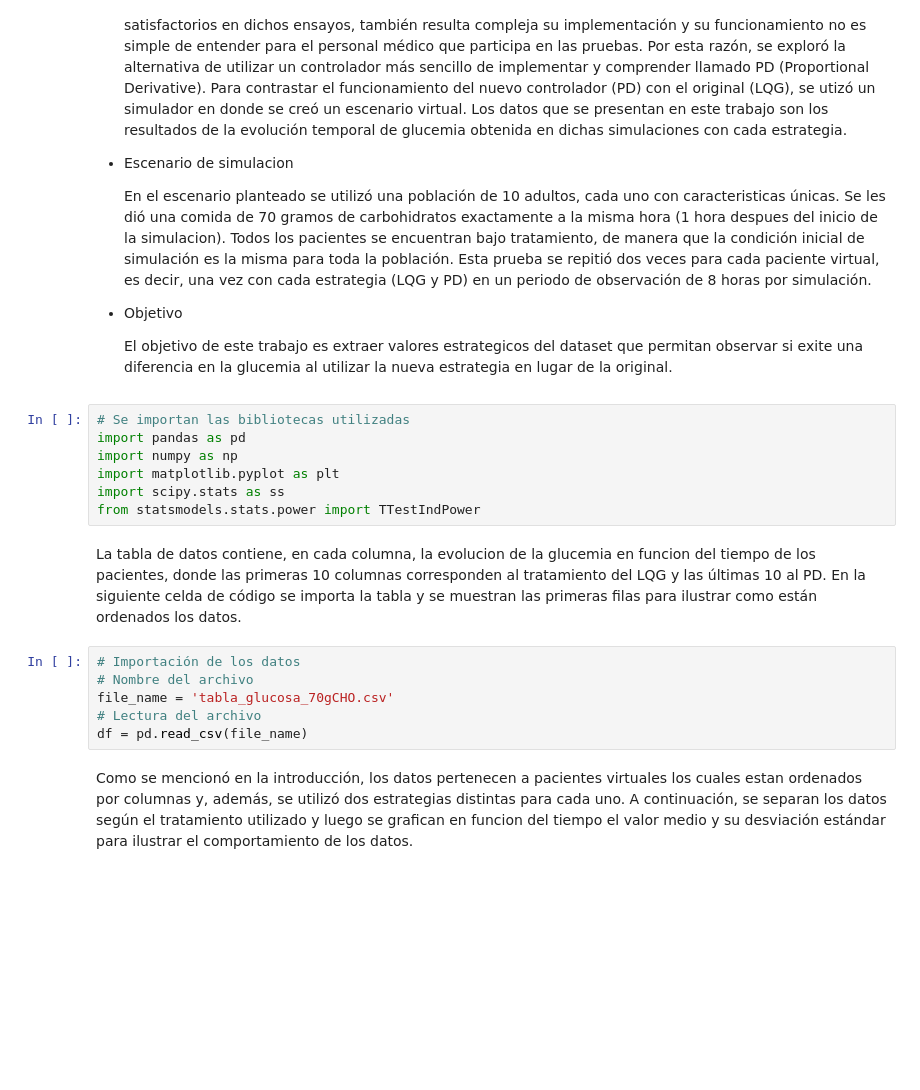
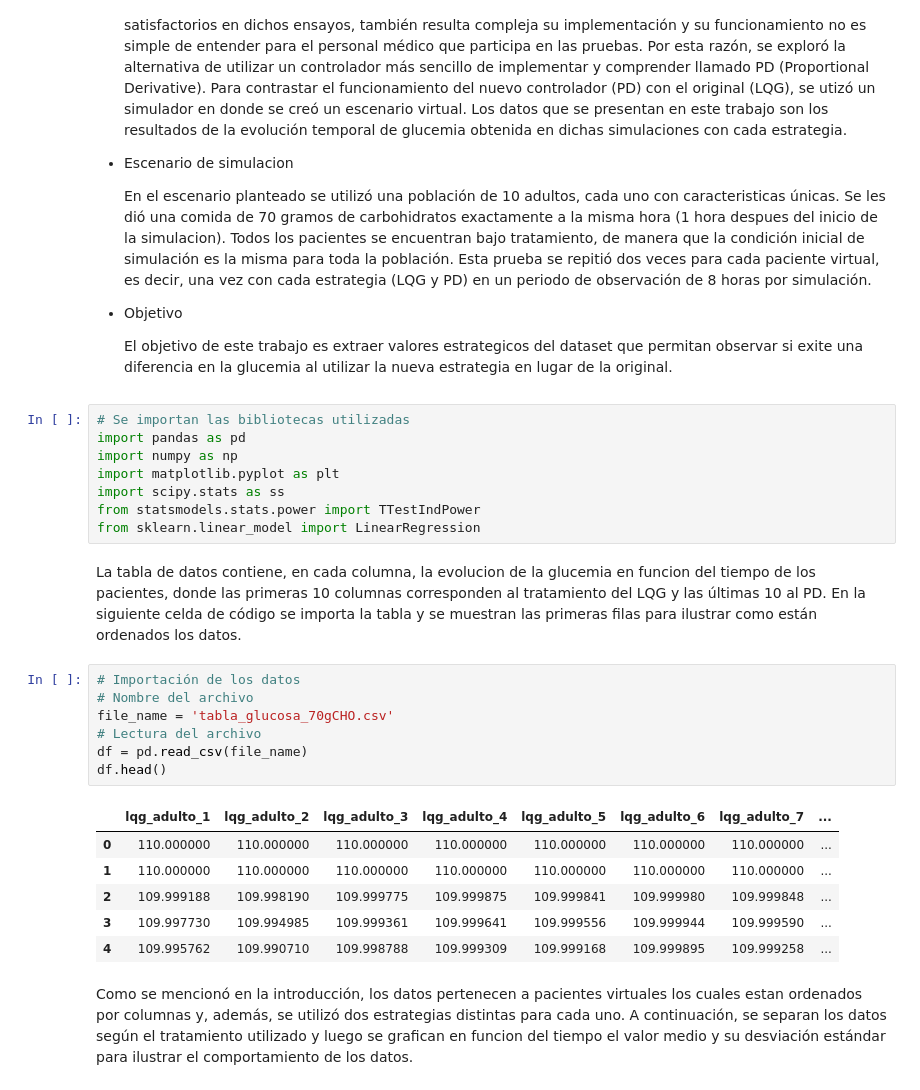
Before and after one commit to LeonelDRJ/trabajo_final_DaRosa_Jurao, a Jupyter notebook: Trabajo_final.ipynb, the cells around one changed output. Drawn from its saved outputs; the diff is of its cells as text; blank space fills up the shorter version.

```diff
--- a/Trabajo_final.ipynb
+++ b/Trabajo_final.ipynb
@@ -28,14 +28,23 @@ import numpy as np
 import matplotlib.pyplot as plt
 import scipy.stats as ss
 from statsmodels.stats.power import TTestIndPower
+from sklearn.linear_model import LinearRegression
 # %% [markdown]
 La tabla de datos contiene, en cada columna, la evolucion de la glucemia en funcion del tiempo de los pacientes, donde las primeras 10 columnas corresponden al tratamiento del LQG y las últimas 10 al PD. En la siguiente celda de código se importa la tabla y se muestran las primeras filas para ilustrar como están ordenados los datos.
 # %%
 # Importación de los datos
 # Nombre del archivo
 file_name = 'tabla_glucosa_70gCHO.csv'
 # Lectura del archivo
 df = pd.read_csv(file_name)
+df.head()
+# %% [output]
+|  | lqg_adulto_1 | lqg_adulto_2 | lqg_adulto_3 | lqg_adulto_4 | lqg_adulto_5 | lqg_adulto_6 | lqg_adulto_7 | ... |
+| 0 | 110.000000 | 110.000000 | 110.000000 | 110.000000 | 110.000000 | 110.000000 | 110.000000 | ... |
+| 1 | 110.000000 | 110.000000 | 110.000000 | 110.000000 | 110.000000 | 110.000000 | 110.000000 | ... |
+| 2 | 109.999188 | 109.998190 | 109.999775 | 109.999875 | 109.999841 | 109.999980 | 109.999848 | ... |
+| 3 | 109.997730 | 109.994985 | 109.999361 | 109.999641 | 109.999556 | 109.999944 | 109.999590 | ... |
+| 4 | 109.995762 | 109.990710 | 109.998788 | 109.999309 | 109.999168 | 109.999895 | 109.999258 | ... |
 # %% [markdown]
 Como se mencionó en la introducción, los datos pertenecen a pacientes virtuales los cuales estan ordenados por columnas y, además, se utilizó dos estrategias distintas para cada uno. A continuación, se separan los datos según el tratamiento utilizado y luego se grafican en funcion del tiempo el valor medio y su desviación estándar para ilustrar el comportamiento de los datos.
 # %%
```
Also changed, not shown: parts of 8 cells of this notebook.
